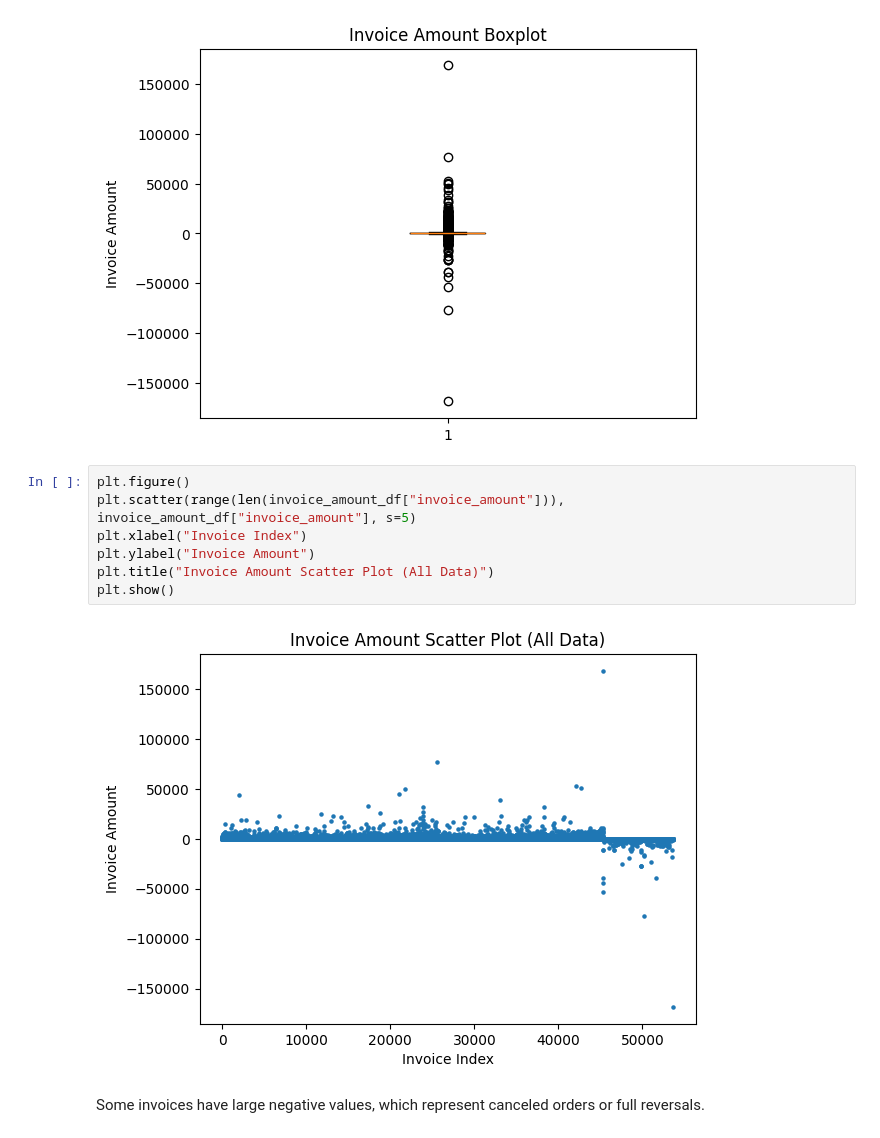
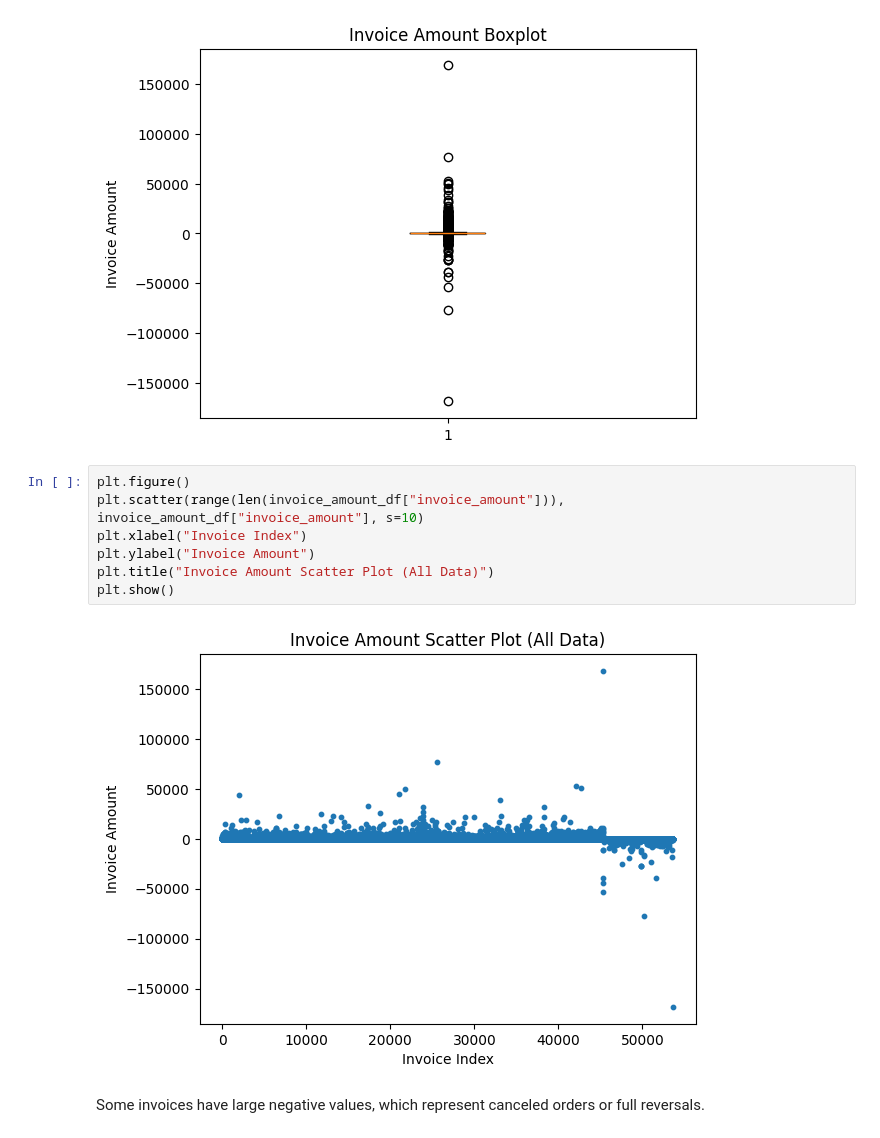
Before and after one commit to jarviscanada/jarvis_data_eng_SridharRaviKumar, a Jupyter notebook: python_data_analytics/analytics/london_giftshop_analysis.ipynb, the cells around one changed output. Saved outputs shown, nothing was run; the diff lists cells and outputs as text.

```diff
--- a/python_data_analytics/analytics/london_giftshop_analysis.ipynb
+++ b/python_data_analytics/analytics/london_giftshop_analysis.ipynb
@@ -290,13 +279,13 @@ plt.show()
 [figure]
 # %%
 plt.figure()
-plt.scatter(range(len(invoice_amount_df["invoice_amount"])), invoice_amount_df["invoice_amount"], s=5)
+plt.scatter(range(len(invoice_amount_df["invoice_amount"])), invoice_amount_df["invoice_amount"], s=10)
 plt.xlabel("Invoice Index")
 plt.ylabel("Invoice Amount")
 plt.title("Invoice Amount Scatter Plot (All Data)")
 plt.show()
 # %% [output]
-[figure, old version]
+[figure, new version]
 # %% [markdown]
 Some invoices have large negative values, which represent canceled orders or full reversals.
 # %% [markdown]
```
Also changed, not shown: parts of 42 cells of this notebook, 1 other file.
